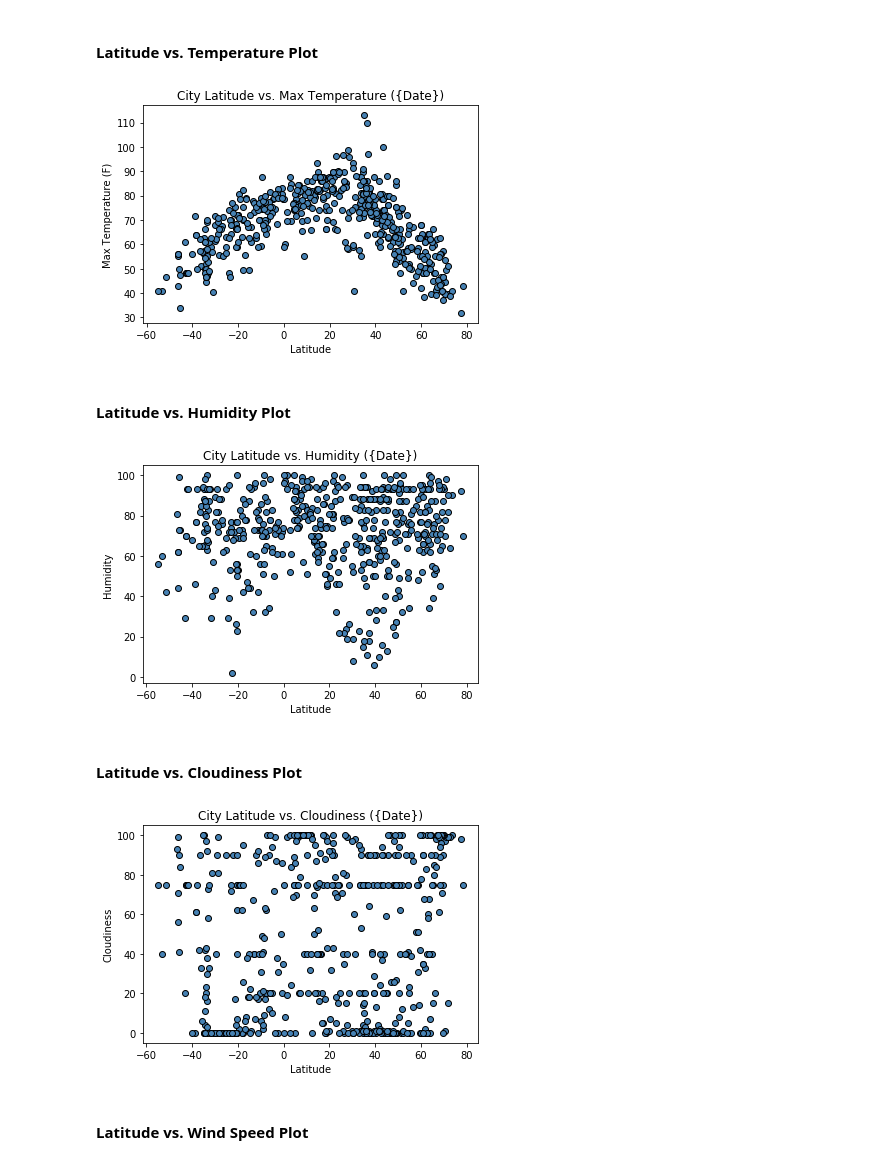
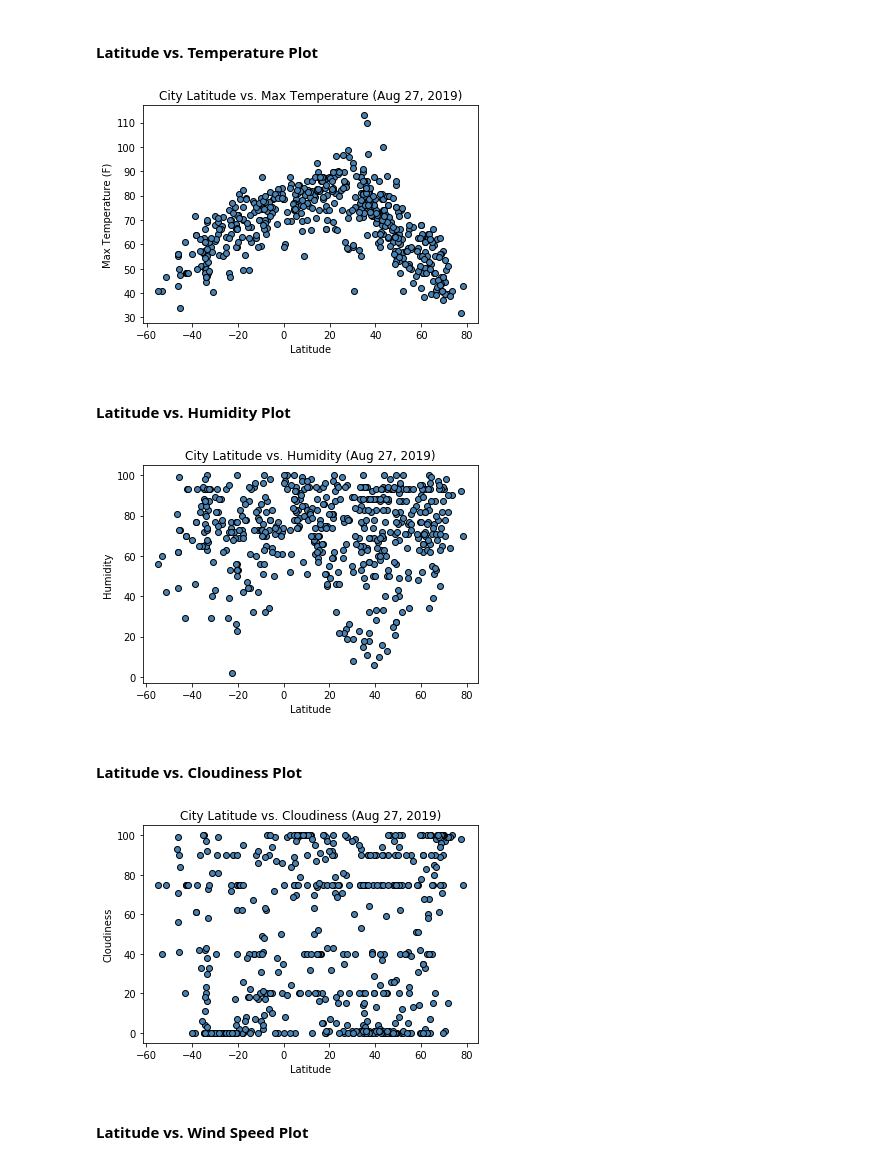
Before and after one commit to LBBL96/python-api-challenge, a Jupyter notebook: WeatherPy/WeatherPy.ipynb, the cells around one changed output. Saved outputs shown, nothing was run; the diff lists cells and outputs as text; code cells hidden in the pictures.

```diff
--- a/WeatherPy/WeatherPy.ipynb
+++ b/WeatherPy/WeatherPy.ipynb
@@ -58,6 +57,4 @@
 # Setting up URL
 
 base_url = "https://api.openweathermap.org/data/2.5/weather?"
-# %%
-weather_data = []
 # %%
@@ -179,26 +153,26 @@ df.to_csv("cities.csv", index = False)
 #### Latitude vs. Temperature Plot
 # %%
 fig, ax = plt.subplots()
-ax.scatter(y=df["Max Temp"], x=df["Latitude"], marker="o", facecolors="steelblue", edgecolors="black")
+ax.scatter(y=df["Max Temp"], x=df["Lat"], marker="o", facecolors="steelblue", edgecolors="black")
 
 # Title, Labela
-ax.set_title('City Latitude vs. Max Temperature ({Date})', fontdict={'size':12})
+ax.set_title(f'City Latitude vs. Max Temperature ({date})', fontdict={'size':12})
 ax.set_xlabel("Latitude")
 ax.set_ylabel("Max Temperature (F)")
 
 plt.savefig("Max Temp.jpeg")
 
 plt.show()
 # %% [output]
-[figure, old version]
+[figure, new version]
 # %% [markdown]
 #### Latitude vs. Humidity Plot
 # %%
 fig, ax = plt.subplots()
-ax.scatter(y=df["Humidity"], x=df["Latitude"], marker="o", facecolors="steelblue", edgecolors="black")
+ax.scatter(y=df["Humidity"], x=df["Lat"], marker="o", facecolors="steelblue", edgecolors="black")
 
 # Title, Labela
-ax.set_title('City Latitude vs. Humidity ({Date})', fontdict={'size':12})
+ax.set_title(f'City Latitude vs. Humidity ({date})', fontdict={'size':12})
 ax.set_xlabel("Latitude")
 ax.set_ylabel("Humidity")
 
@@ -206,15 +180,15 @@ plt.savefig("Humidity.jpeg")
 
 plt.show()
 # %% [output]
-[figure, old version]
+[figure, new version]
 # %% [markdown]
 #### Latitude vs. Cloudiness Plot
 # %%
 fig, ax = plt.subplots()
-ax.scatter(y=df["Cloudiness"], x=df["Latitude"], marker="o", facecolors="steelblue", edgecolors="black")
+ax.scatter(y=df["Cloudiness"], x=df["Lat"], marker="o", facecolors="steelblue", edgecolors="black")
 
 # Title, Labela
-ax.set_title('City Latitude vs. Cloudiness ({Date})', fontdict={'size':12})
+ax.set_title(f'City Latitude vs. Cloudiness ({date})', fontdict={'size':12})
 ax.set_xlabel("Latitude")
 ax.set_ylabel("Cloudiness")
 
@@ -222,7 +196,7 @@ plt.savefig("Cloudiness.jpeg")
 
 plt.show()
 # %% [output]
-[figure, old version]
+[figure, new version]
 # %% [markdown]
 #### Latitude vs. Wind Speed Plot
 # %%
```
Also changed, not shown: parts of 14 cells of this notebook, 6 other files.
